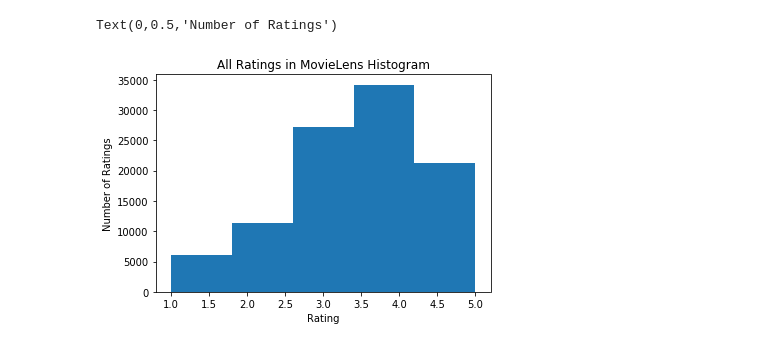
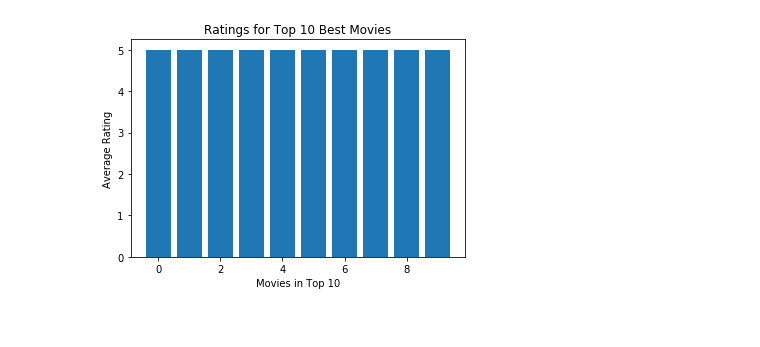
Before and after one commit to pamela-zhang/Miniproject-2-MovieLens-Visualization, a Jupyter notebook: Basic.ipynb, the cells around one changed output. Saved outputs shown, nothing was run; the diff lists cells and outputs as text; code cells hidden in the pictures.

```diff
--- a/Basic.ipynb
+++ b/Basic.ipynb
@@ -86,9 +102,16 @@ print(all_ratings.shape)
+# %%
+# Bar Graph for Top 10 Best Movies
+plt.bar(np.arange(10), best_avg)
+plt.xlabel('Movies in Top 10')
+plt.ylabel('Average Rating')
+plt.title('Ratings for Top 10 Best Movies')
+plt.show()
+# %% [output]
+[figure, added]
 # %%
-all_ratings_hist = plt.hist(all_ratings, bins = 5)
-plt.title('All Ratings in MovieLens Histogram')
-plt.xlabel('Rating')
-plt.ylabel('Number of Ratings')
+# I don't know what these histograms are...@pamela pls explain??
+# all_ratings_hist = plt.hist(all_ratings, bins = 5)
+# plt.title('All Ratings in MovieLens Histogram')
+# plt.xlabel('Rating')
+# plt.ylabel('Number of Ratings')
-# %% [output]
-Text(0,0.5,'Number of Ratings')
-[figure, removed]
 # %%
```
Also changed, not shown: parts of 20 cells of this notebook.
